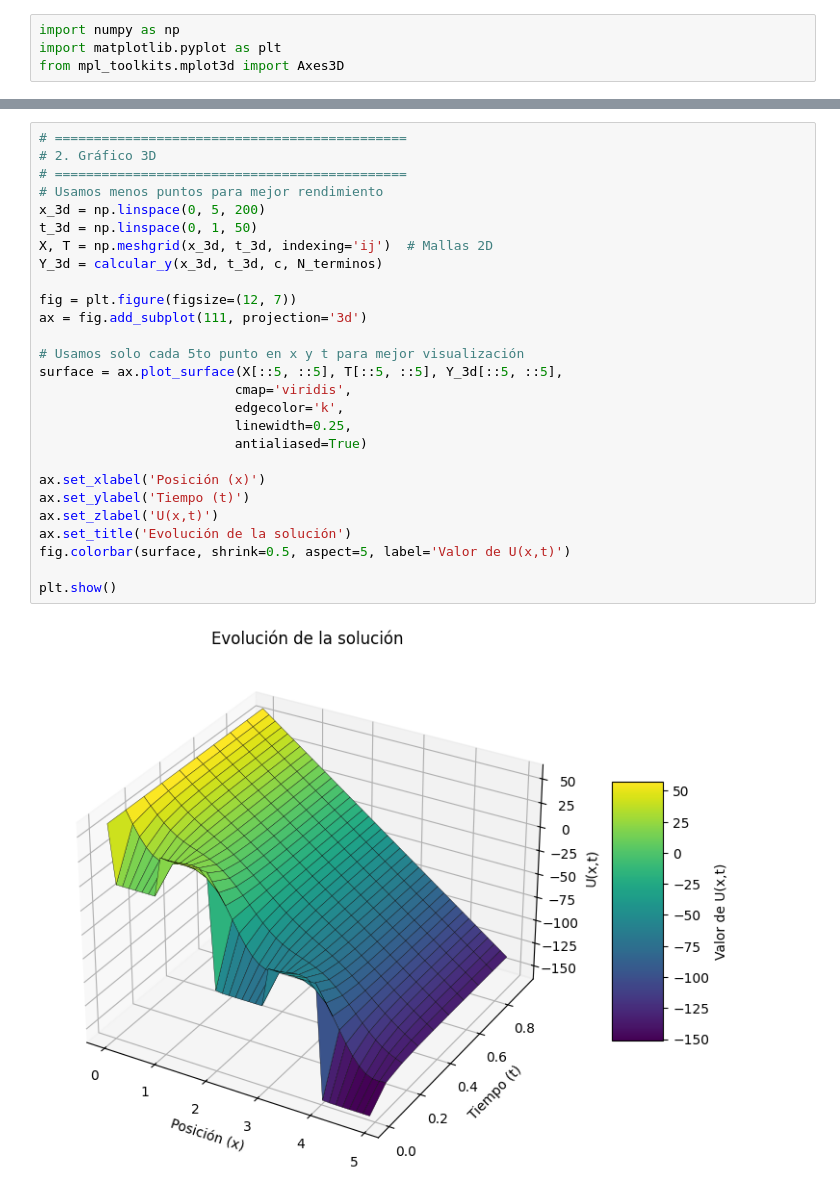
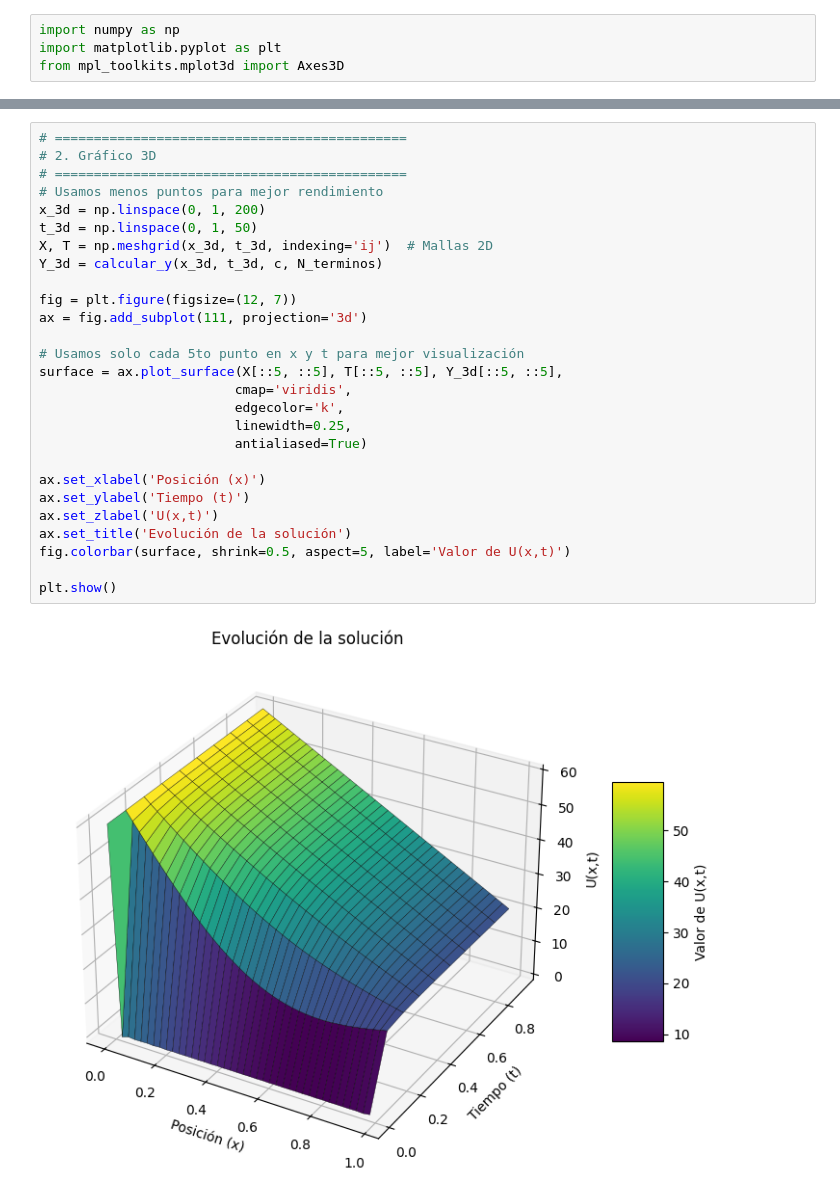
Before and after one commit to Jdvilan/Carrera, a Jupyter notebook: Examen_numerico_segundo_parcial.ipynb, the cells around one changed output, grey strips where cells are left out. Drawn from its saved outputs; the diff is of its cells as text.

```diff
--- a/Examen_numerico_segundo_parcial.ipynb
+++ b/Examen_numerico_segundo_parcial.ipynb
@@ -182,29 +182,29 @@ plt.show()
 # %%
 # =============================================
 # 2. Gráfico 3D
 # =============================================
 # Usamos menos puntos para mejor rendimiento
-x_3d = np.linspace(0, 5, 200)
+x_3d = np.linspace(0, 1, 200)
 t_3d = np.linspace(0, 1, 50)
 X, T = np.meshgrid(x_3d, t_3d, indexing='ij')  # Mallas 2D
 Y_3d = calcular_y(x_3d, t_3d, c, N_terminos)
 
 fig = plt.figure(figsize=(12, 7))
 ax = fig.add_subplot(111, projection='3d')
 
 # Usamos solo cada 5to punto en x y t para mejor visualización
 surface = ax.plot_surface(X[::5, ::5], T[::5, ::5], Y_3d[::5, ::5],
                          cmap='viridis',
                          edgecolor='k',
                          linewidth=0.25,
                          antialiased=True)
 
 ax.set_xlabel('Posición (x)')
 ax.set_ylabel('Tiempo (t)')
 ax.set_zlabel('U(x,t)')
 ax.set_title('Evolución de la solución')
 fig.colorbar(surface, shrink=0.5, aspect=5, label='Valor de U(x,t)')
 
 plt.show()
 # %% [output]
-[figure, old version]
+[figure, new version]
```
Also changed, not shown: parts of 11 cells of this notebook.
